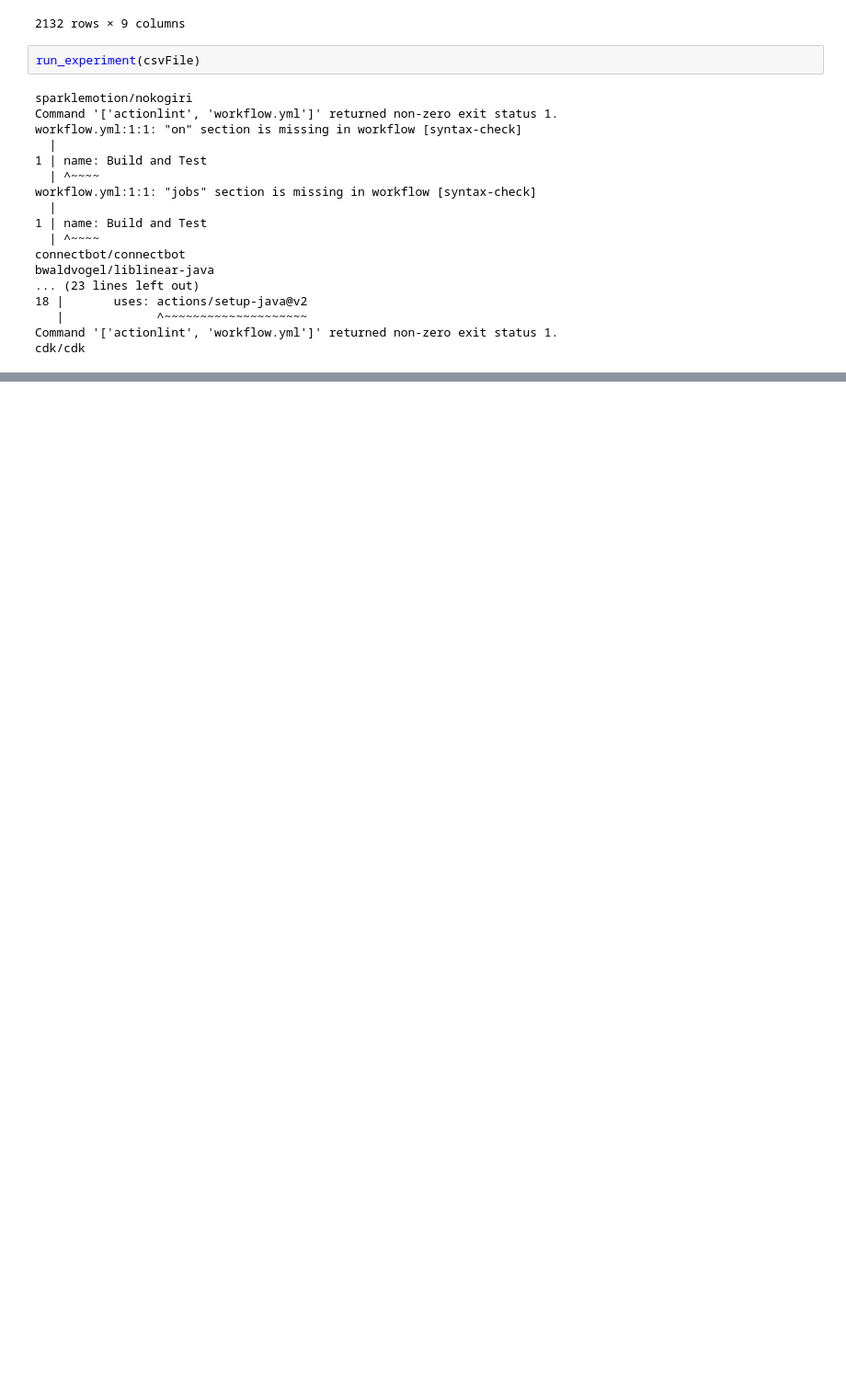
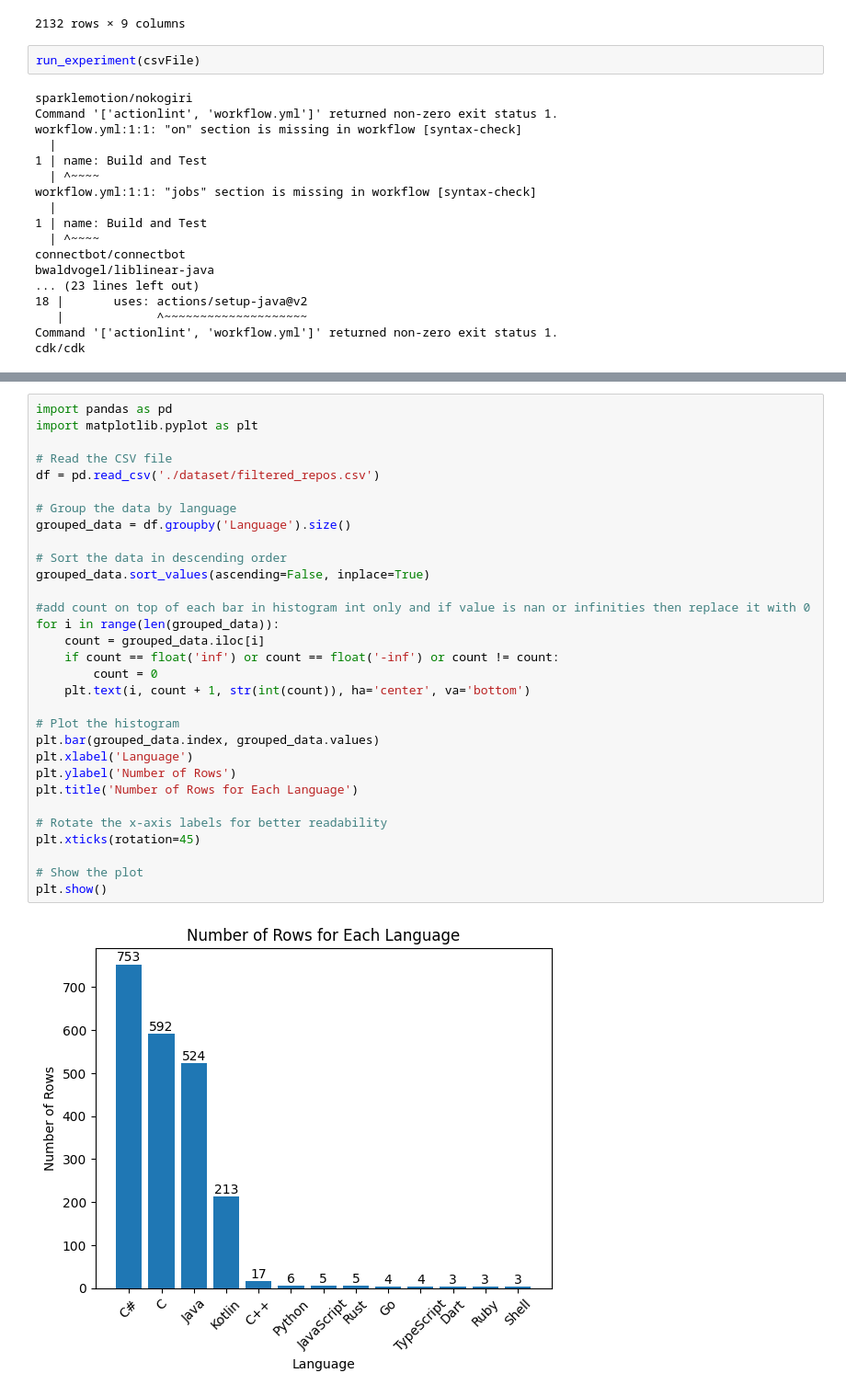
Before and after one commit to deep-mm/devops-llm-bot, a Jupyter notebook: experiments/devops-llm-experiment.ipynb, the cells around one changed output, grey strips where cells are left out. Shown: that part at 92% size. Cells and saved outputs as stored; diff of their text form; blank space fills up the shorter version.

```diff
--- a/experiments/devops-llm-experiment.ipynb
+++ b/experiments/devops-llm-experiment.ipynb
@@ -115,0 +152,33 @@ plt.show()
+# %%
+import pandas as pd
+import matplotlib.pyplot as plt
+
+# Read the CSV file
+df = pd.read_csv('./dataset/filtered_repos.csv')
+
+# Group the data by language
+grouped_data = df.groupby('Language').size()
+
+# Sort the data in descending order
+grouped_data.sort_values(ascending=False, inplace=True)
+
+#add count on top of each bar in histogram int only and if value is nan or infinities then replace it with 0
+for i in range(len(grouped_data)):
+    count = grouped_data.iloc[i]
+    if count == float('inf') or count == float('-inf') or count != count:
+        count = 0
+    plt.text(i, count + 1, str(int(count)), ha='center', va='bottom')
+
+# Plot the histogram
+plt.bar(grouped_data.index, grouped_data.values)
+plt.xlabel('Language')
+plt.ylabel('Number of Rows')
+plt.title('Number of Rows for Each Language')
+
+# Rotate the x-axis labels for better readability
+plt.xticks(rotation=45)
+
+# Show the plot
+plt.show()
+# %% [output]
+[figure, added]
```
Also changed, not shown: parts of 3 cells of this notebook, 1 other file.
